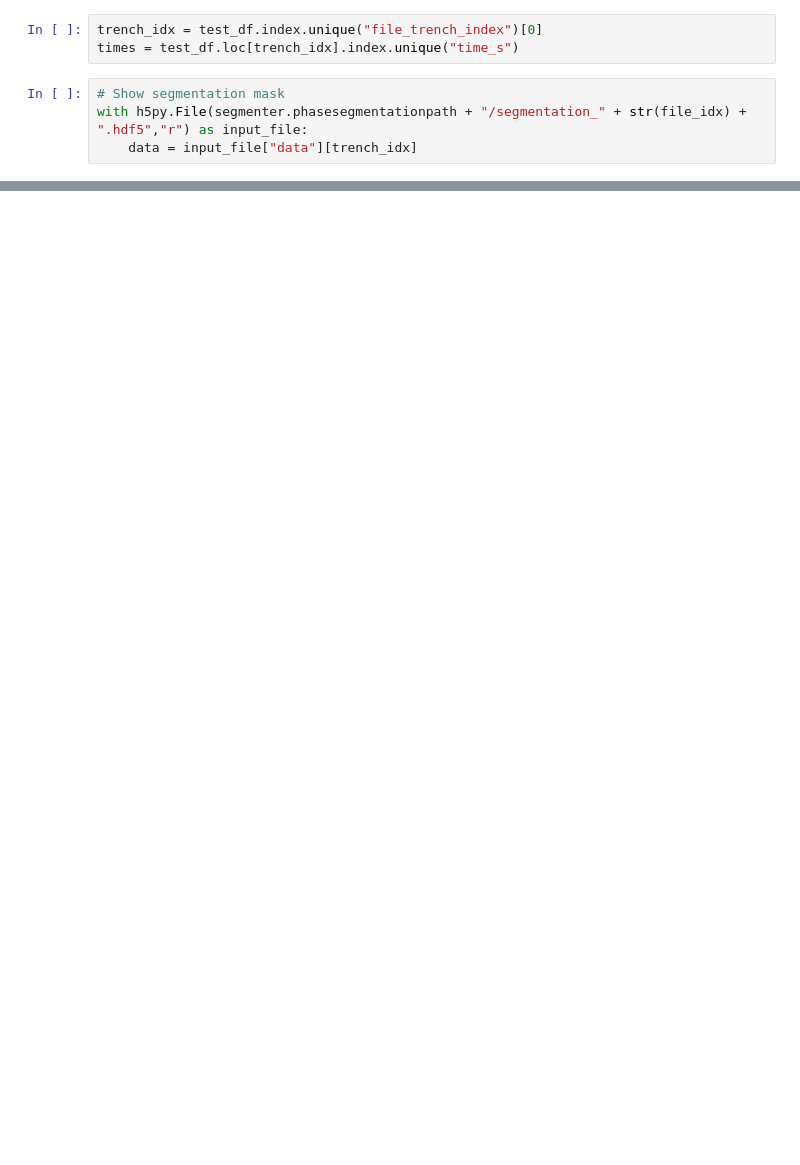
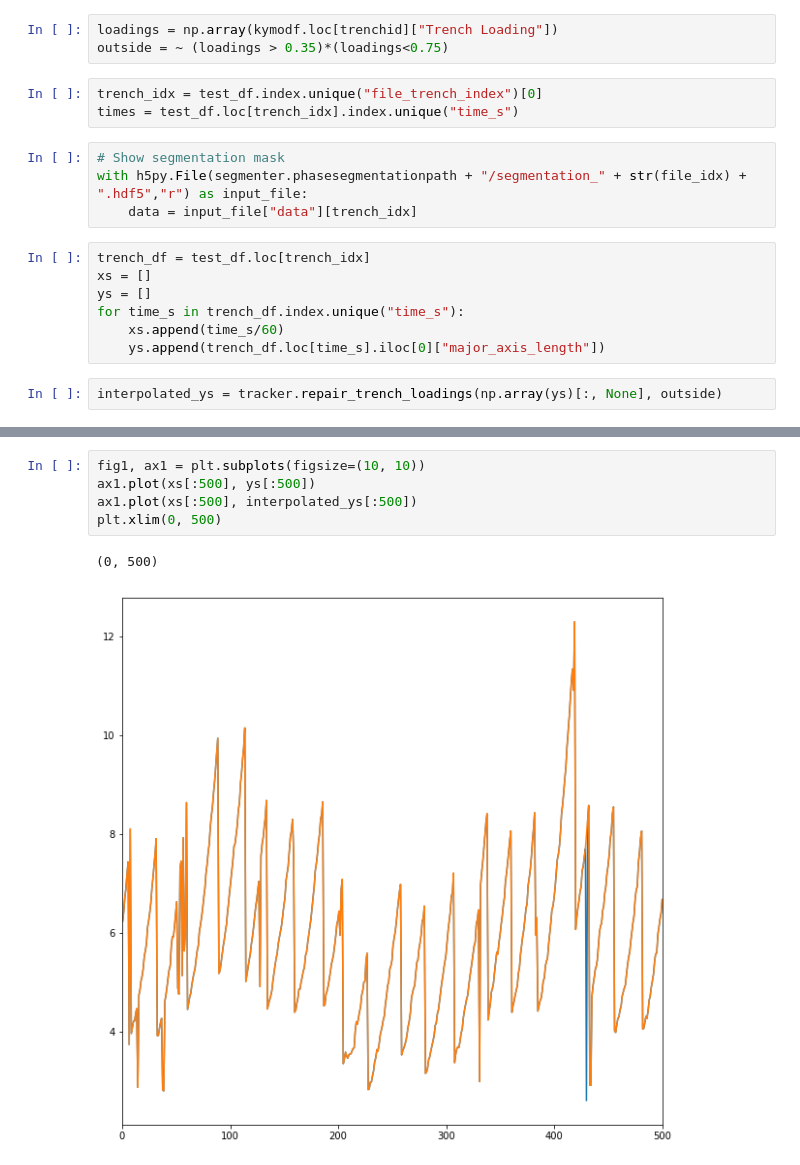
Before and after one commit to paulssonlab/TrenchRipper, a Jupyter notebook: phase_seg_test.ipynb, the cells around one changed output, grey strips where cells are left out. Cells and saved outputs as stored; diff of their text form; blank space fills up the shorter version.

```diff
--- a/phase_seg_test.ipynb
+++ b/phase_seg_test.ipynb
@@ -404,6 +229,9 @@ trenchid = 1148
 p = os.path.join(segmenter.phasedatapath, "data_%d.h5" % file_idx)
 test_df = pd.read_hdf(p)
 test_df  = test_df[test_df["trenchid"] == trenchid]
+# %%
+loadings = np.array(kymodf.loc[trenchid]["Trench Loading"])
+outside = ~ (loadings > 0.35)*(loadings<0.75)
 # %%
 trench_idx = test_df.index.unique("file_trench_index")[0]
 times = test_df.loc[trench_idx].index.unique("time_s")
@@ -411,3 +239,12 @@ times = test_df.loc[trench_idx].index.unique("time_s")
 # Show segmentation mask
 with h5py.File(segmenter.phasesegmentationpath + "/segmentation_" + str(file_idx) + ".hdf5","r") as input_file:
     data = input_file["data"][trench_idx]
+# %%
+trench_df = test_df.loc[trench_idx]
+xs = []
+ys = []
+for time_s in trench_df.index.unique("time_s"):
+    xs.append(time_s/60)
+    ys.append(trench_df.loc[time_s].iloc[0]["major_axis_length"])
+# %%
+interpolated_ys = tracker.repair_trench_loadings(np.array(ys)[:, None], outside)
@@ -414 +267,9 @@ with h5py.File(segmenter.phasesegmentationpath + "/segmentation_" + str(file_idx
+# %%
+fig1, ax1 = plt.subplots(figsize=(10, 10))
+ax1.plot(xs[:500], ys[:500])
+ax1.plot(xs[:500], interpolated_ys[:500])
+plt.xlim(0, 500)
+# %% [output]
+(0, 500)
+[figure, added]
 # %%
```
Also changed, not shown: parts of 35 cells of this notebook, 3 other files.
